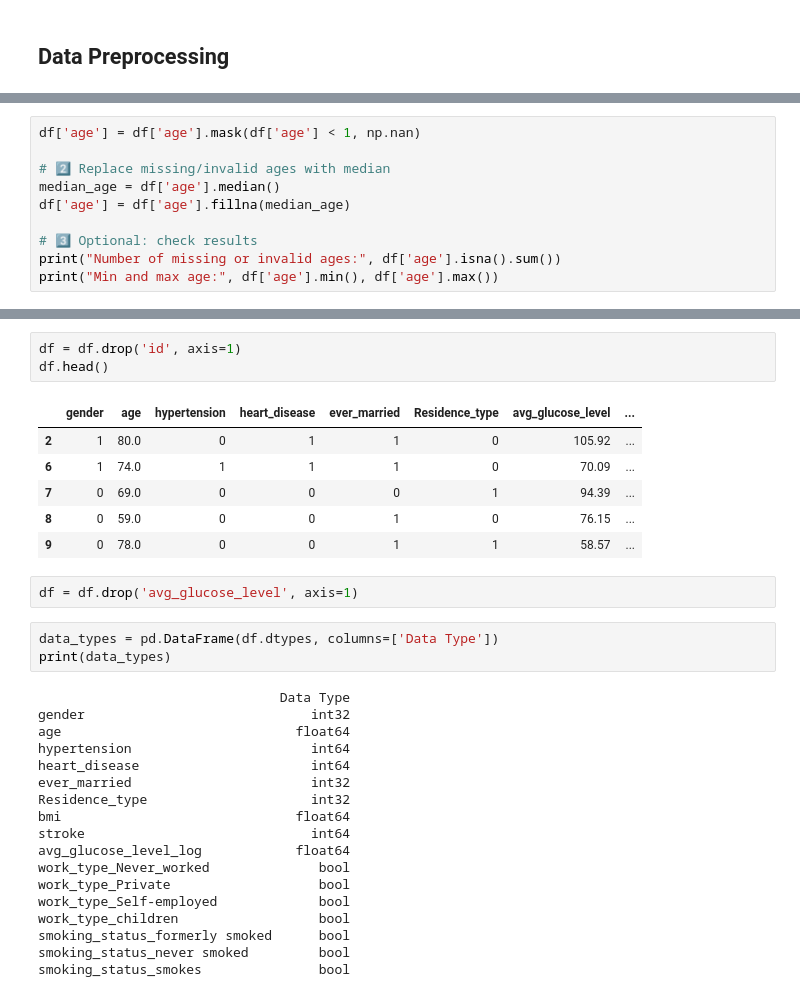
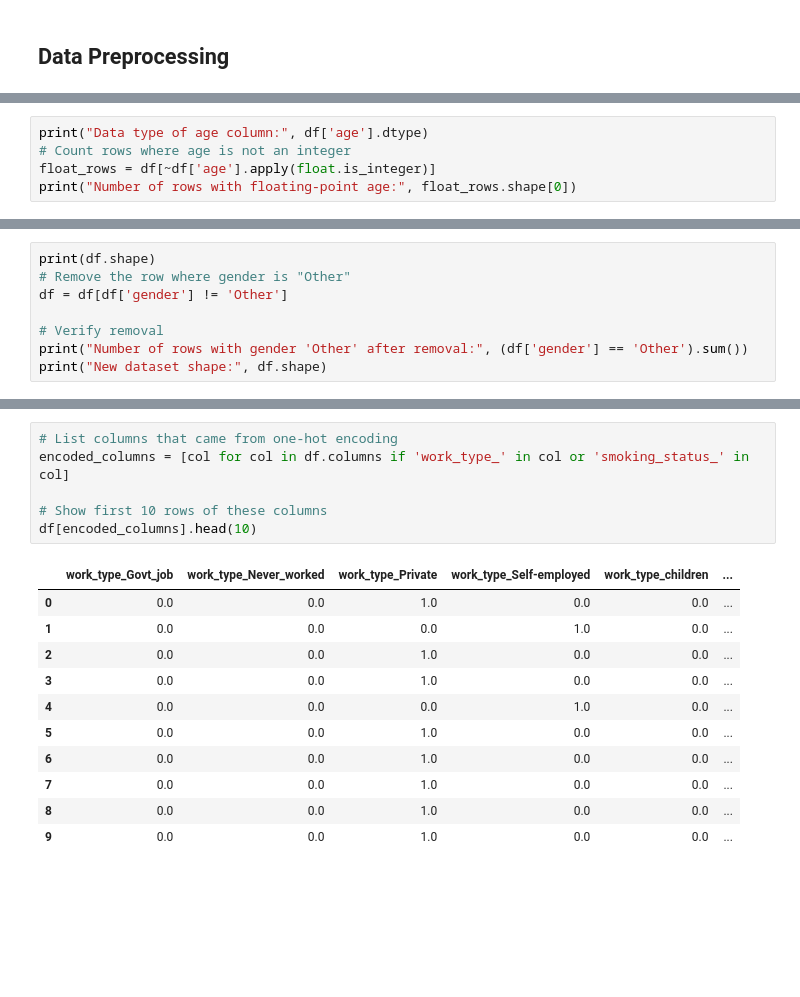
Before and after one commit to seiftamerr/Stroke_Prediction, a Jupyter notebook: DMphase1.ipynb, the cells around one changed output, grey strips where cells are left out. Drawn from its saved outputs; the diff is of its cells as text; blank space fills up the shorter version.

```diff
--- a/DMphase1.ipynb
+++ b/DMphase1.ipynb
@@ -444,11 +434,6 @@ dtype: int64
 # %%
-df['age'] = df['age'].mask(df['age'] < 1, np.nan)
-
-# 2️⃣ Replace missing/invalid ages with median
-median_age = df['age'].median()
-df['age'] = df['age'].fillna(median_age)
-
-# 3️⃣ Optional: check results
-print("Number of missing or invalid ages:", df['age'].isna().sum())
-print("Min and max age:", df['age'].min(), df['age'].max())
+print("Data type of age column:", df['age'].dtype)
+# Count rows where age is not an integer
+float_rows = df[~df['age'].apply(float.is_integer)]
+print("Number of rows with floating-point age:", float_rows.shape[0])
 # %% [output]
@@ -456,0 +448,8 @@ Min and max age: 1.0 82.0
+# %%
+print(df.shape)
+# Remove the row where gender is "Other"
+df = df[df['gender'] != 'Other']
+
+# Verify removal
+print("Number of rows with gender 'Other' after removal:", (df['gender'] == 'Other').sum())
+print("New dataset shape:", df.shape)
@@ -611,33 +504,18 @@ smoking_status_smokes               bool
-# %%
-df = df.drop('id', axis=1)
-df.head()
-# %% [output]
-|  | gender | age | hypertension | heart_disease | ever_married | Residence_type | avg_glucose_level | ... |
-| 2 | 1 | 80.0 | 0 | 1 | 1 | 0 | 105.92 | ... |
-| 6 | 1 | 74.0 | 1 | 1 | 1 | 0 | 70.09 | ... |
-| 7 | 0 | 69.0 | 0 | 0 | 0 | 1 | 94.39 | ... |
-| 8 | 0 | 59.0 | 0 | 0 | 1 | 0 | 76.15 | ... |
-| 9 | 0 | 78.0 | 0 | 0 | 1 | 1 | 58.57 | ... |
-# %%
-df = df.drop('avg_glucose_level', axis=1)
-# %%
-data_types = pd.DataFrame(df.dtypes, columns=['Data Type'])
-print(data_types)
-# %% [output]
-                               Data Type
-gender                             int32
-age                              float64
-hypertension                       int64
-heart_disease                      int64
-ever_married                       int32
-Residence_type                     int32
-bmi                              float64
-stroke                             int64
-avg_glucose_level_log            float64
-work_type_Never_worked              bool
-work_type_Private                   bool
-work_type_Self-employed             bool
-work_type_children                  bool
-smoking_status_formerly smoked      bool
-smoking_status_never smoked         bool
-smoking_status_smokes               bool
+# %%
+# List columns that came from one-hot encoding
+encoded_columns = [col for col in df.columns if 'work_type_' in col or 'smoking_status_' in col]
+
+# Show first 10 rows of these columns
+df[encoded_columns].head(10)
+# %% [output]
+|  | work_type_Govt_job | work_type_Never_worked | work_type_Private | work_type_Self-employed | work_type_children | ... |
+| 0 | 0.0 | 0.0 | 1.0 | 0.0 | 0.0 | ... |
+| 1 | 0.0 | 0.0 | 0.0 | 1.0 | 0.0 | ... |
+| 2 | 0.0 | 0.0 | 1.0 | 0.0 | 0.0 | ... |
+| 3 | 0.0 | 0.0 | 1.0 | 0.0 | 0.0 | ... |
+| 4 | 0.0 | 0.0 | 0.0 | 1.0 | 0.0 | ... |
+| 5 | 0.0 | 0.0 | 1.0 | 0.0 | 0.0 | ... |
+| 6 | 0.0 | 0.0 | 1.0 | 0.0 | 0.0 | ... |
+| 7 | 0.0 | 0.0 | 1.0 | 0.0 | 0.0 | ... |
+| 8 | 0.0 | 0.0 | 1.0 | 0.0 | 0.0 | ... |
+| 9 | 0.0 | 0.0 | 1.0 | 0.0 | 0.0 | ... |
```
Also changed, not shown: parts of 28 cells of this notebook.
